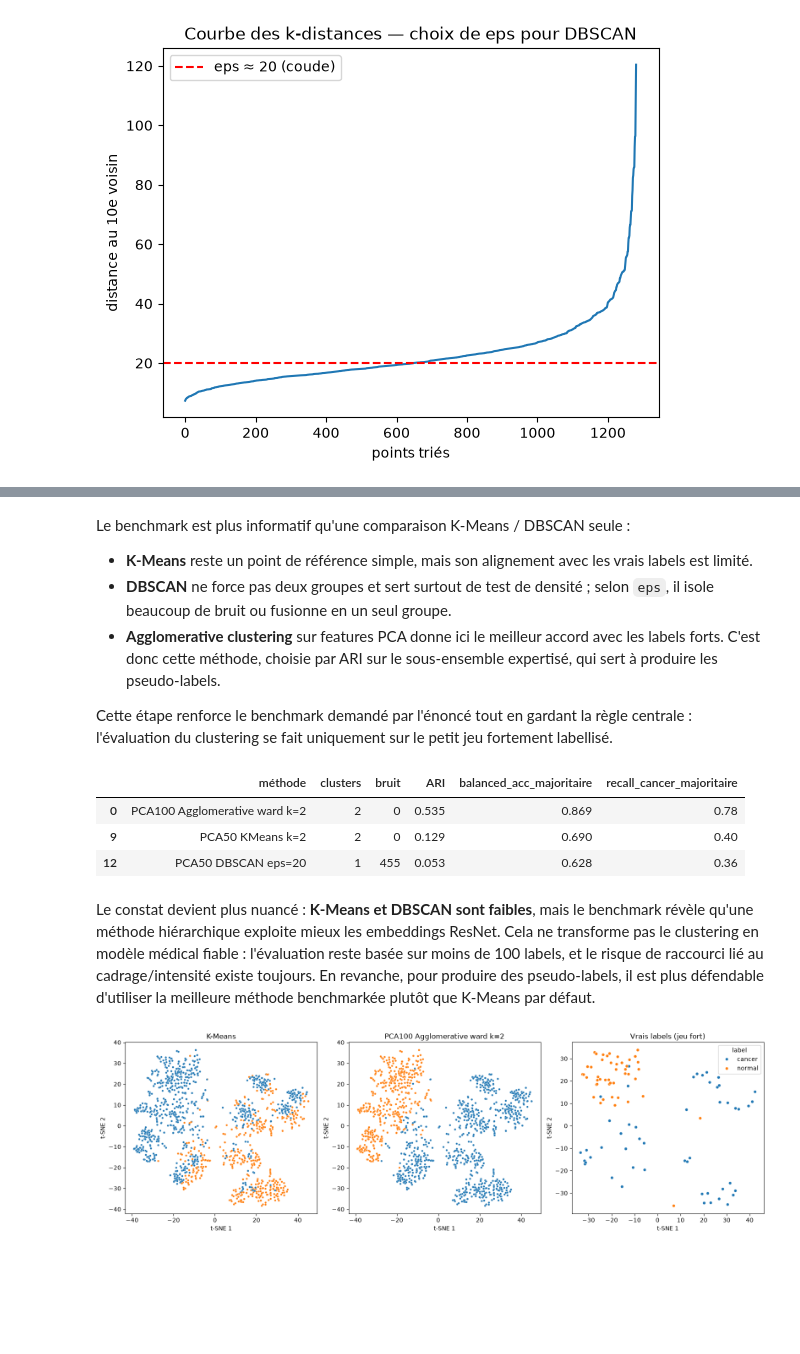
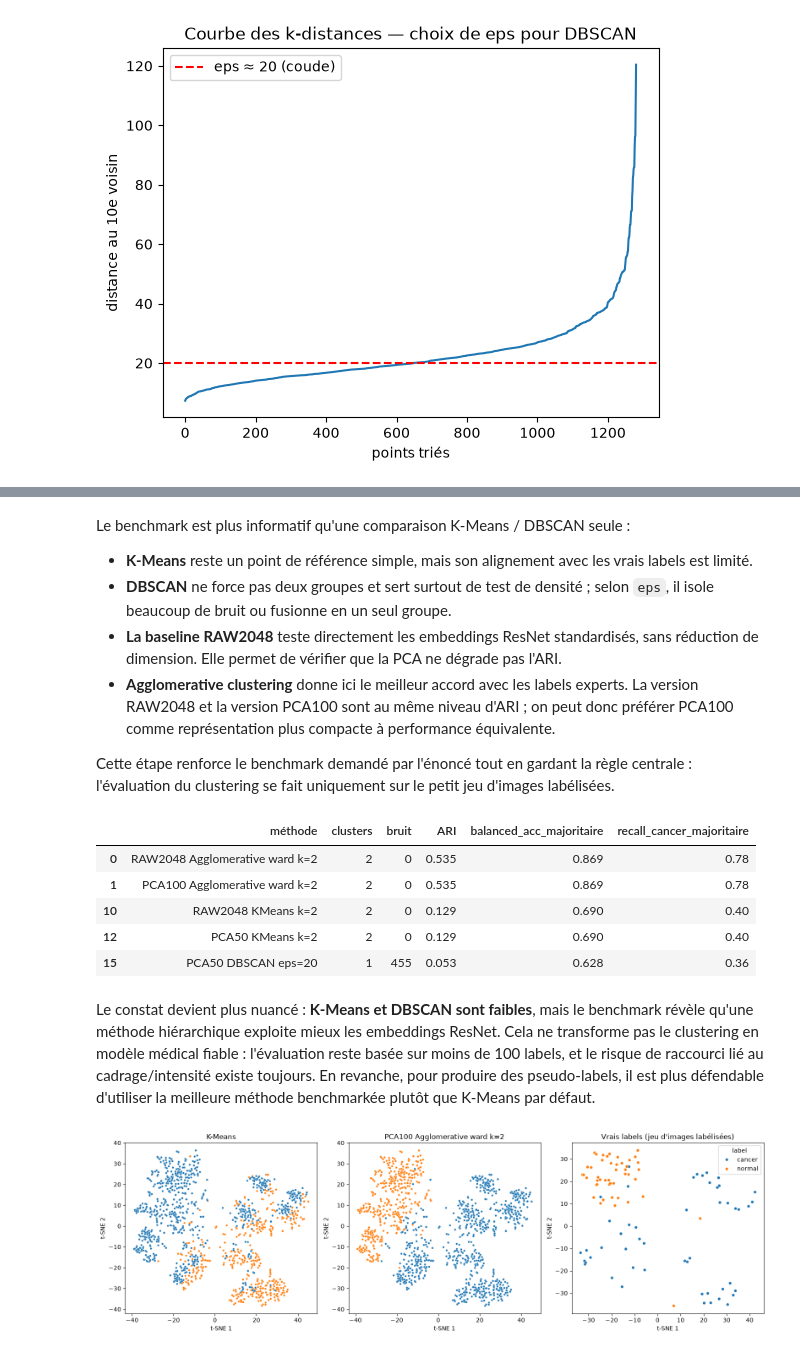
Before and after one commit to rayakevin/OCR_PROJET_10, a Jupyter notebook: notebooks/01_features_clustering.ipynb, the cells around one changed output, grey strips where cells are left out. Cells and saved outputs as stored; diff of their text form; code cells hidden in the pictures; blank space fills up the shorter version.

Commit message:
Ameliore le benchmark semi-supervise

```diff
--- a/notebooks/01_features_clustering.ipynb
+++ b/notebooks/01_features_clustering.ipynb
@@ -614,7 +614,7 @@ def evaluer_clustering(nom, labels):
     labels_lab = labels[m]
 
     # Pour une lecture métier, on associe chaque cluster à la classe majoritaire observée
-    # sur le sous-ensemble fortement labellisé.
+    # sur le sous-ensemble d'images labélisées.
     pred_majoritaire = np.zeros_like(y_lab)
     for cl in np.unique(labels_lab):
         idx = labels_lab == cl
@@ -630,20 +630,21 @@ def evaluer_clustering(nom, labels):
         "recall_cancer_majoritaire": recall_score(y_lab, pred_majoritaire, zero_division=0),
     })
 
-representations_pca = {}
+representations = {"RAW2048": X}
 for n_comp in [25, 50, 100]:
-    representations_pca[n_comp] = PCA(n_components=n_comp, random_state=0).fit_transform(X)
+    representations[f"PCA{n_comp}"] = PCA(n_components=n_comp, random_state=0).fit_transform(X)
 
 # Méthodes avec 2 groupes, comme demandé par l'énoncé.
-for n_comp, Xp in representations_pca.items():
-    evaluer_clustering(f"PCA{n_comp} KMeans k=2",
-                       KMeans(n_clusters=2, n_init=30, random_state=0).fit_predict(Xp))
-    evaluer_clustering(f"PCA{n_comp} Agglomerative ward k=2",
-                       AgglomerativeClustering(n_clusters=2, linkage="ward").fit_predict(Xp))
-    evaluer_clustering(f"PCA{n_comp} GaussianMixture k=2",
-                       GaussianMixture(n_components=2, covariance_type="diag", random_state=0).fit_predict(Xp))
+for nom_representation, X_rep in representations.items():
+    evaluer_clustering(f"{nom_representation} KMeans k=2",
+                       KMeans(n_clusters=2, n_init=30, random_state=0).fit_predict(X_rep))
+    evaluer_clustering(f"{nom_representation} Agglomerative ward k=2",
+                       AgglomerativeClustering(n_clusters=2, linkage="ward").fit_predict(X_rep))
+    evaluer_clustering(f"{nom_representation} GaussianMixture k=2",
+                       GaussianMixture(n_components=2, covariance_type="diag", random_state=0).fit_predict(X_rep))
 
 # DBSCAN ne force pas 2 groupes : on teste une grille autour du coude observé.
+# On garde ici PCA50, car l'eps n'est pas transférable tel quel entre 50 et 2048 dimensions.
 for eps in [12, 15, 18, 20, 22, 25, 30]:
     evaluer_clustering(f"PCA50 DBSCAN eps={eps}",
                        DBSCAN(eps=eps, min_samples=10).fit_predict(X_pca))
@@ -660,7 +661,10 @@ benchmark_clustering = (pd.DataFrame(resultats_clustering)
                         .reset_index(drop=True))
 
 eligibles = benchmark_clustering[(benchmark_clustering["clusters"] == 2) & (benchmark_clustering["bruit"] == 0)]
-best_method_name = eligibles.iloc[0]["méthode"]
+# En cas de quasi-égalité d'ARI, on préfère la représentation la plus compacte : même signal, coût plus faible.
+best_method_name = (eligibles.assign(
+    compact=eligibles["méthode"].str.extract(r"PCA(\d+)")[0].astype(float).fillna(2048)
+).sort_values(["ARI", "balanced_acc_majoritaire", "compact"], ascending=[False, False, True]).iloc[0]["méthode"])
 cat["cluster_best"] = labels_candidats[best_method_name]
 cat["cluster_kmeans"] = labels_candidats["PCA50 KMeans k=2"]
 cat["cluster_dbscan"] = labels_candidats["PCA50 DBSCAN eps=20"]
@@ -668,7 +672,7 @@ cat["cluster_dbscan"] = labels_candidats["PCA50 DBSCAN eps=20"]
 print("K-Means — tailles :", dict(cat["cluster_kmeans"].value_counts()))
 print(f"DBSCAN eps=20 — {len(set(cat['cluster_dbscan']) - {-1})} cluster(s), {(cat['cluster_dbscan'] == -1).sum()} points en bruit")
 print("Meilleure méthode éligible pour pseudo-labels :", best_method_name)
-benchmark_clustering.round(3).head(12)
+benchmark_clustering.round(3).head(15)
 # %% [output]
 K-Means — tailles : {0: np.int64(818), 1: np.int64(463)}
 DBSCAN eps=20 — 1 cluster(s), 455 points en bruit
@@ -691,32 +698,36 @@ Le benchmark est plus informatif qu'une comparaison K-Means / DBSCAN seule :
 
 - **K-Means** reste un point de référence simple, mais son alignement avec les vrais labels est limité.
 - **DBSCAN** ne force pas deux groupes et sert surtout de test de densité ; selon `eps`, il isole beaucoup de bruit ou fusionne en un seul groupe.
-- **Agglomerative clustering** sur features PCA donne ici le meilleur accord avec les labels forts. C'est donc cette méthode, choisie par ARI sur le sous-ensemble expertisé, qui sert à produire les pseudo-labels.
+- **La baseline RAW2048** teste directement les embeddings ResNet standardisés, sans réduction de dimension. Elle permet de vérifier que la PCA ne dégrade pas l'ARI.
+- **Agglomerative clustering** donne ici le meilleur accord avec les labels experts. La version RAW2048 et la version PCA100 sont au même niveau d'ARI ; on peut donc préférer PCA100 comme représentation plus compacte à performance équivalente.
 
-Cette étape renforce le benchmark demandé par l'énoncé tout en gardant la règle centrale : l'évaluation du clustering se fait uniquement sur le petit jeu fortement labellisé.
+Cette étape renforce le benchmark demandé par l'énoncé tout en gardant la règle centrale : l'évaluation du clustering se fait uniquement sur le petit jeu d'images labélisées.
 # %%
 resume = benchmark_clustering[benchmark_clustering["méthode"].isin([
+    "RAW2048 KMeans k=2", "RAW2048 Agglomerative ward k=2",
     "PCA50 KMeans k=2", "PCA50 DBSCAN eps=20", best_method_name
 ])].copy()
 resume[["méthode", "clusters", "bruit", "ARI", "balanced_acc_majoritaire", "recall_cancer_majoritaire"]].round(3)
 # %% [output]
 |  | méthode | clusters | bruit | ARI | balanced_acc_majoritaire | recall_cancer_majoritaire |
-| 0 | PCA100 Agglomerative ward k=2 | 2 | 0 | 0.535 | 0.869 | 0.78 |
-| 9 | PCA50 KMeans k=2 | 2 | 0 | 0.129 | 0.690 | 0.40 |
-| 12 | PCA50 DBSCAN eps=20 | 1 | 455 | 0.053 | 0.628 | 0.36 |
+| 0 | RAW2048 Agglomerative ward k=2 | 2 | 0 | 0.535 | 0.869 | 0.78 |
+| 1 | PCA100 Agglomerative ward k=2 | 2 | 0 | 0.535 | 0.869 | 0.78 |
+| 10 | RAW2048 KMeans k=2 | 2 | 0 | 0.129 | 0.690 | 0.40 |
+| 12 | PCA50 KMeans k=2 | 2 | 0 | 0.129 | 0.690 | 0.40 |
+| 15 | PCA50 DBSCAN eps=20 | 1 | 455 | 0.053 | 0.628 | 0.36 |
 # %% [markdown]
 Le constat devient plus nuancé : **K-Means et DBSCAN sont faibles**, mais le benchmark révèle qu'une méthode hiérarchique exploite mieux les embeddings ResNet. Cela ne transforme pas le clustering en modèle médical fiable : l'évaluation reste basée sur moins de 100 labels, et le risque de raccourci lié au cadrage/intensité existe toujours. En revanche, pour produire des pseudo-labels, il est plus défendable d'utiliser la meilleure méthode benchmarkée plutôt que K-Means par défaut.
 # %%
 fig, ax = plt.subplots(1, 3, figsize=(16, 5))
 sns.scatterplot(x=X_2d[:, 0], y=X_2d[:, 1], hue=cat["cluster_kmeans"], s=12, ax=ax[0], legend=False)
 ax[0].set_title("K-Means")
 sns.scatterplot(x=X_2d[:, 0], y=X_2d[:, 1], hue=cat["cluster_best"], s=12, ax=ax[1], legend=False)
 ax[1].set_title(best_method_name)
 sns.scatterplot(x=X_2d[m, 0], y=X_2d[m, 1], hue=cat.loc[m, "label"], s=25, ax=ax[2])
-ax[2].set_title("Vrais labels (jeu fort)")
+ax[2].set_title("Vrais labels (jeu d'images labélisées)")
 for a in ax:
     a.set_xlabel("t-SNE 1"); a.set_ylabel("t-SNE 2")
 fig.tight_layout()
 # %% [output]
-[figure, old version]
+[figure, new version]
 # %% [markdown]
```
Also changed, not shown: parts of 29 cells of this notebook, 11 other files.
